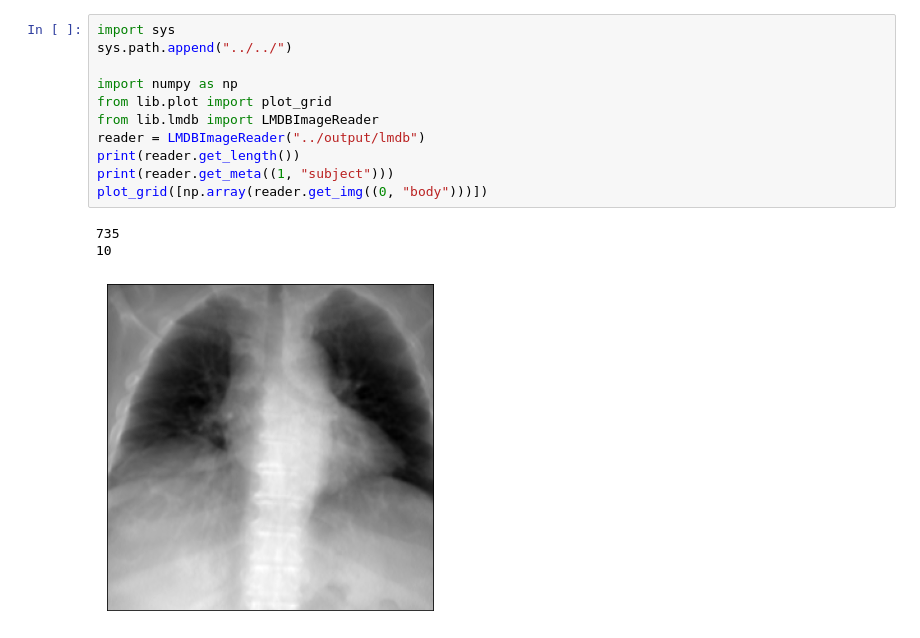
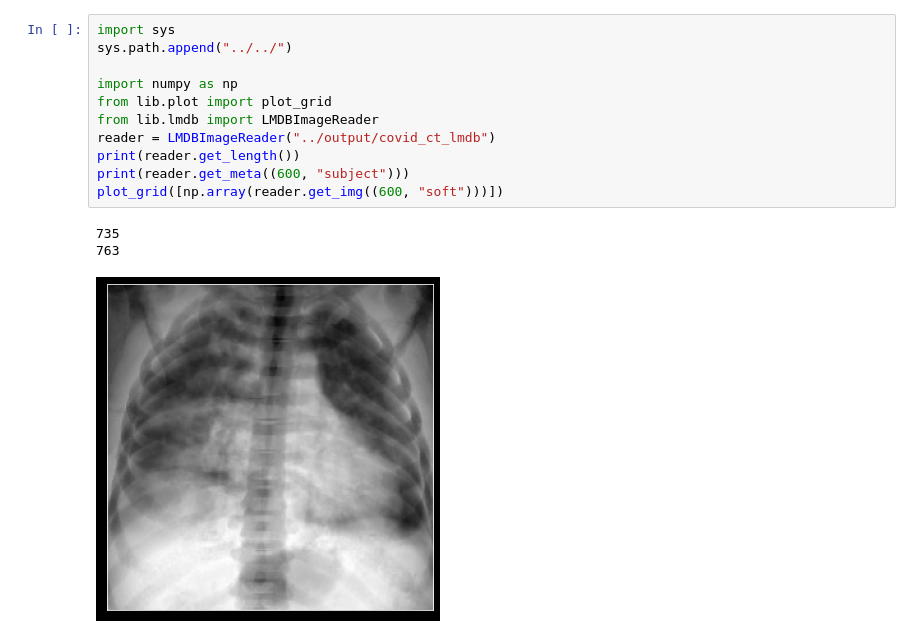
Before and after one commit to ppeetteerrs/ct-cxr-toolkit, a Jupyter notebook: covid_ct/visualize/view_lmdb.ipynb, the cells around one changed output. Drawn from its saved outputs; the diff is of its cells as text.

```diff
--- a/covid_ct/visualize/view_lmdb.ipynb
+++ b/covid_ct/visualize/view_lmdb.ipynb
@@ -1,15 +1,15 @@
 # %%
 import sys
 sys.path.append("../../")
 
 import numpy as np
 from lib.plot import plot_grid
 from lib.lmdb import LMDBImageReader
-reader = LMDBImageReader("../output/lmdb")
+reader = LMDBImageReader("../output/covid_ct_lmdb")
 print(reader.get_length())
-print(reader.get_meta((1, "subject")))
-plot_grid([np.array(reader.get_img((0, "body")))])
+print(reader.get_meta((600, "subject")))
+plot_grid([np.array(reader.get_img((600, "soft")))])
 # %% [output]
 735
-10
+763
-[figure, old version]
+[figure, new version]
```
Also changed, not shown: 7 other files.
